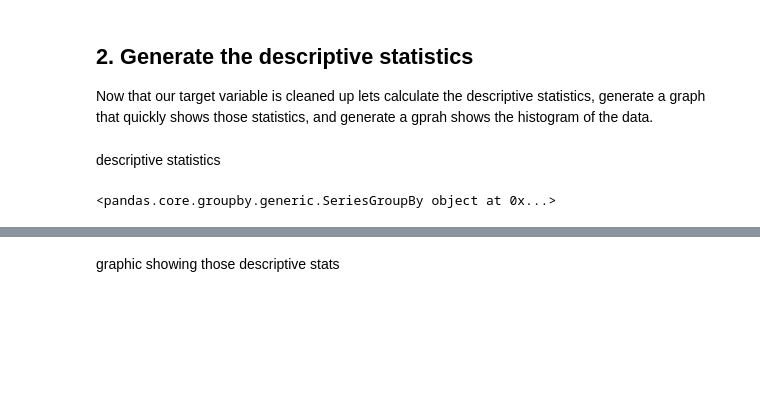
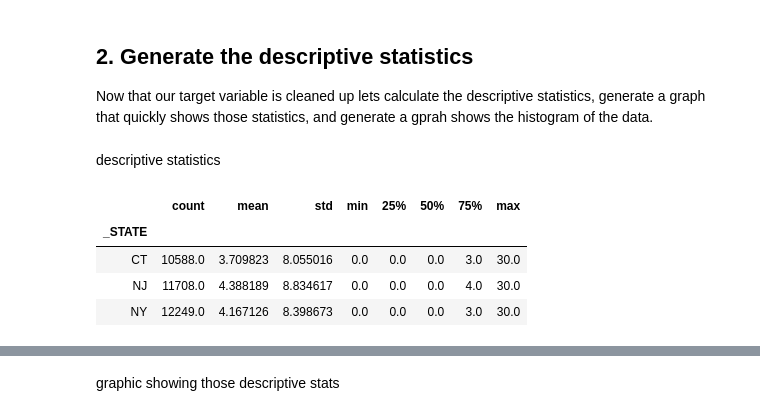
Before and after one commit to k0marrr1/nyc-mhtn-ds-010620-lectures, a Jupyter notebook: week_2/case_study/Data_Exploration_Applied.ipynb, the cells around one changed output, grey strips where cells are left out. Drawn from its saved outputs; the diff is of its cells as text; code cells hidden in the pictures; blank space fills up the shorter version.

```diff
--- a/week_2/case_study/Data_Exploration_Applied.ipynb
+++ b/week_2/case_study/Data_Exploration_Applied.ipynb
@@ -216,9 +216,13 @@ Now that our target variable is cleaned up lets calculate the descriptive statis
 # %% [markdown]
 descriptive statistics
 # %%
-df_phy.groupby('_STATE')['PHYSHLTH']
+df_phy.groupby('_STATE')['PHYSHLTH'].describe()
 # %% [output]
-<pandas.core.groupby.generic.SeriesGroupBy object at 0x...>
+|  | count | mean | std | min | 25% | 50% | 75% | max |
+| _STATE |  |  |  |  |  |  |  |  |
+| CT | 10588.0 | 3.709823 | 8.055016 | 0.0 | 0.0 | 0.0 | 3.0 | 30.0 |
+| NJ | 11708.0 | 4.388189 | 8.834617 | 0.0 | 0.0 | 0.0 | 4.0 | 30.0 |
+| NY | 12249.0 | 4.167126 | 8.398673 | 0.0 | 0.0 | 0.0 | 3.0 | 30.0 |
 # %%
 df_phy.describe()
 # %% [output]
```
Also changed, not shown: parts of 6 cells of this notebook.
